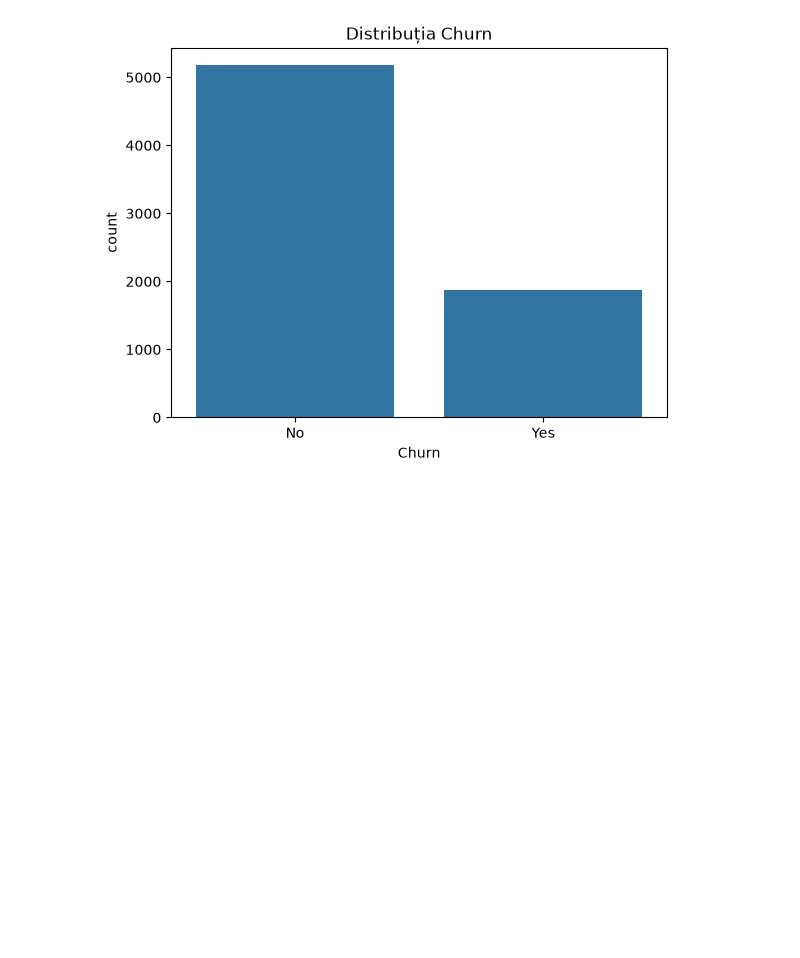
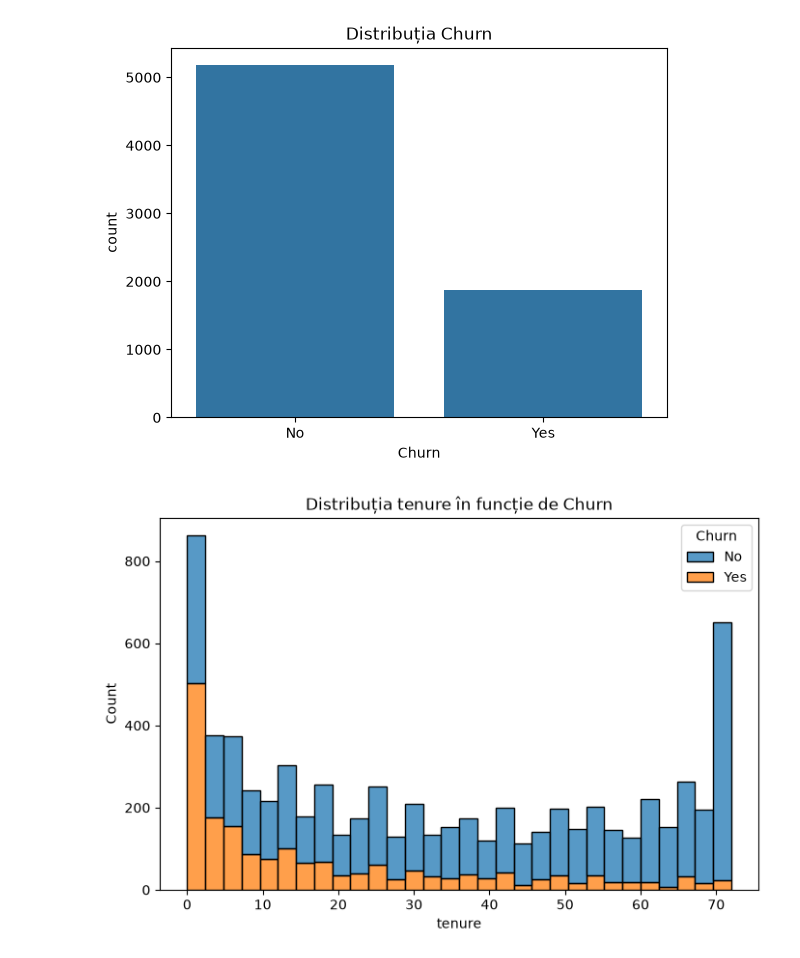
Before and after one commit to erk1ss/churn-prediction, a Jupyter notebook: eda.ipynb, the cells around one changed output. Saved outputs shown, nothing was run; the diff lists cells and outputs as text; code cells hidden in the pictures; blank space fills up the shorter version.

Commit message:
Add tenure and Contract type analysis vs Churn

```diff
--- a/eda.ipynb
+++ b/eda.ipynb
@@ -90,3 +90,10 @@ plt.show()
 # %% [output]
 Matplotlib is building the font cache; this may take a moment.
 [figure]
+# %%
+plt.figure(figsize=(8, 5))
+sns.histplot(data=df, x='tenure', hue='Churn', multiple='stack', bins=30)
+plt.title('Distribuția tenure în funcție de Churn')
+plt.show()
+# %% [output]
+[figure, added]
```
Also changed, not shown: parts of 1 cell of this notebook.
